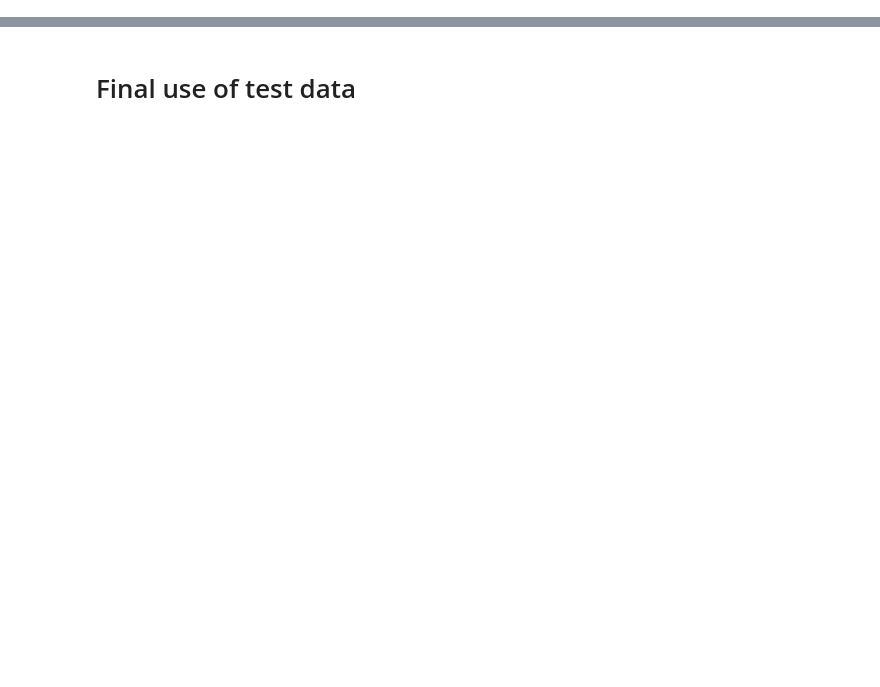
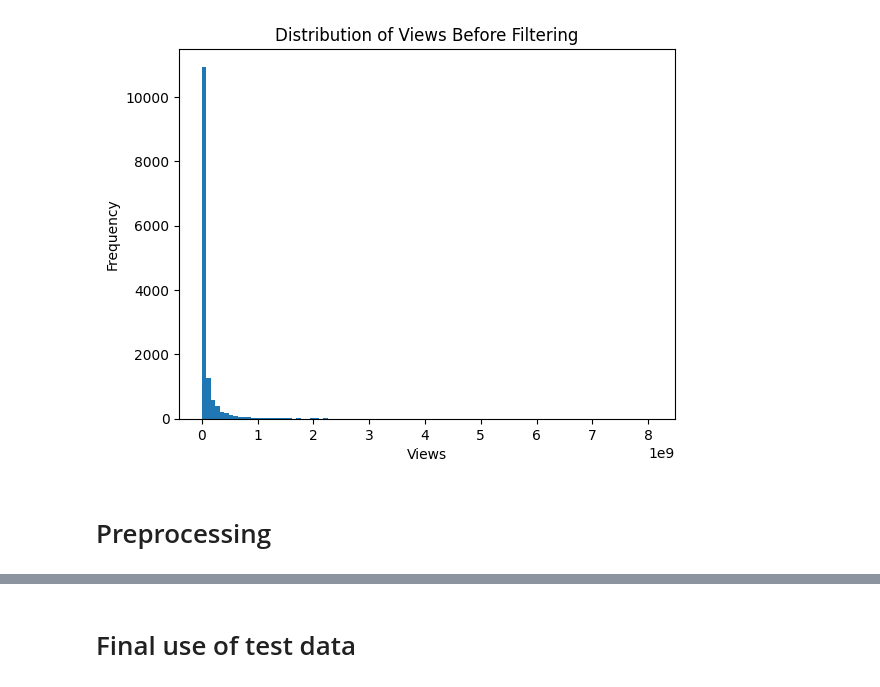
Before and after one commit to abhayma1000/DS-MA4635Final, a Jupyter notebook: model.ipynb, the cells around one changed output, grey strips where cells are left out. Cells and saved outputs as stored; diff of their text form; code cells hidden in the pictures; blank space fills up the shorter version.

```diff
--- a/model.ipynb
+++ b/model.ipynb
@@ -20,7 +22,8 @@ from sklearn.model_selection import train_test_split
 
 all_data = pd.read_csv(path + "/Spotify_Youtube.csv")
 
-train, test = train_test_split(all_data, test_size=0.2, random_state=42)
-train, val = train_test_split(train, test_size=0.2, random_state=42)
+train, val = train_test_split(all_data, test_size=0.3, random_state=42)
+val_1, val_2 = train_test_split(val, test_size=0.333, random_state=42)
+val_2, test = train_test_split(val_1, test_size=0.5, random_state=42)
 # %%
 train.head(3)
@@ -27,3 +36,13 @@ train.head(3)
+# %%
+plt.hist(train['Views'], bins=100)
+plt.title("Distribution of Views Before Filtering")
+plt.xlabel("Views")
+plt.ylabel("Frequency")
+plt.show()
+# %% [output]
+[figure, added]
+# %% [markdown]
+# Preprocessing
 # %%
 from sklearn.preprocessing import MinMaxScaler
 from sklearn.preprocessing import StandardScaler
```
Also changed, not shown: parts of 14 cells of this notebook, 1 other file.
